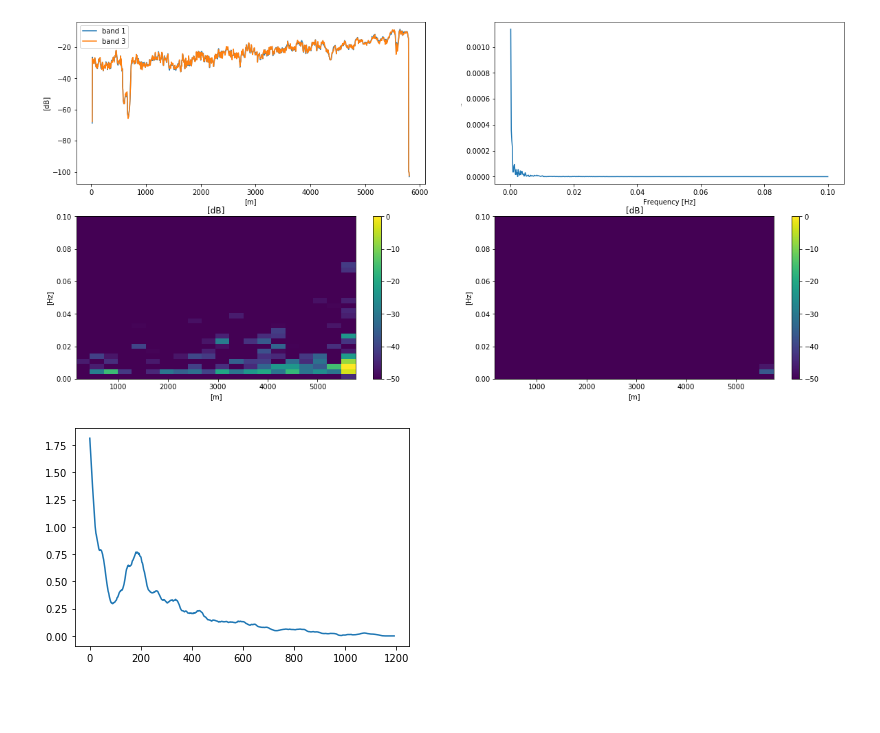
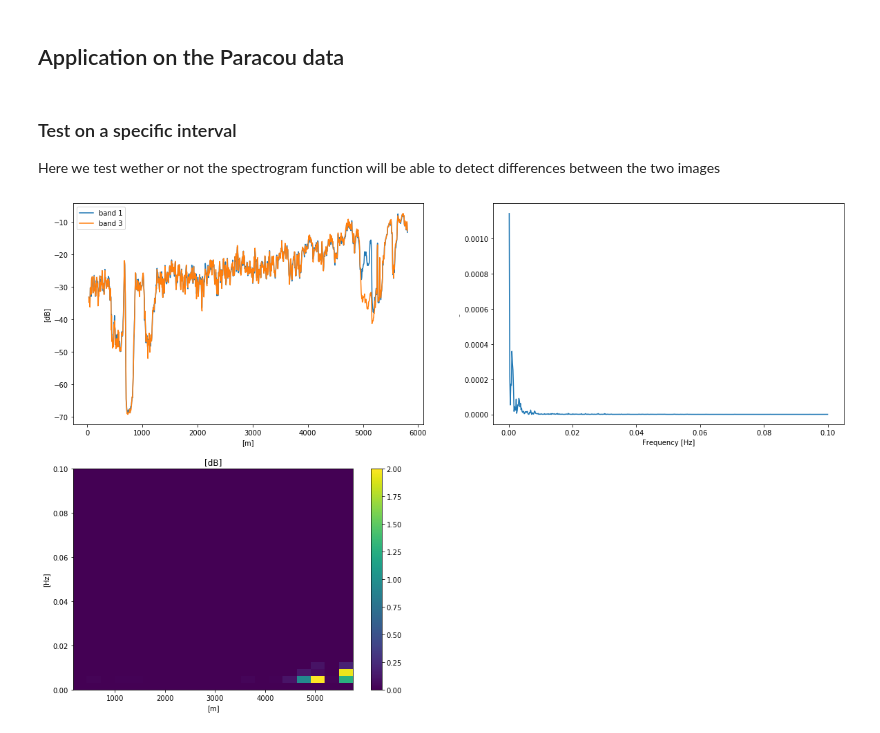
Before and after one commit to eobroets/CESBIO, a Jupyter notebook: Spectrogram.ipynb, the cells around one changed output. Saved outputs shown, nothing was run; the diff lists cells and outputs as text; code cells hidden in the pictures; blank space fills up the shorter version.

```diff
--- a/Spectrogram.ipynb
+++ b/Spectrogram.ipynb
@@ -42,3 +59,5 @@ plt.show()
+# %% [markdown]
+## Application on the Paracou data
 # %%
 Tifpath = 'StageGMM4_2020_SA4CD/Data/Paracou_125MHz/geo5Md3iHV_t4-7_NCI7_lkLcl3-5-t7_lkRgn9-15.tif'
 
@@ -58,17 +77,21 @@ ds_target3 = np.zeros(len(ds_band3[1000,:]))
 Ny,Nx = np.shape(ds_band3)
 x = np.linspace(0,Nx*5,Nx)
 y = np.linspace(0,Ny*5,Ny)
+# %% [markdown]
+### Test on a specific interval
+
+Here we test wether or not the spectrogram function will be able to detect differences between the two images
 # %%
 
-ls = 900
-le = 920
+ls = 712
+le = 728
 for i in range(ls,le):
     ds_target1 = ds_band1[i,:] + ds_target1
     ds_target3 = ds_band3[i,:] + ds_target3
 ds_target1 = ds_target1/(le-ls)
 ds_target3 = ds_target3/(le-ls)
 N = len(ds_target1)
-length = N*5
+length = N*5 # 1 pixel correspond to 5 metres (?)
 fs = N/length
 
 x = np.linspace(0,length,N)
@@ -76,53 +99,31 @@ xf = np.linspace(0,length*fs/2,N//2)/length
 fy = fftpack.fft(ds_target1)[:N//2]/N
 fy2 = fftpack.fft(ds_target3)[:N//2]/N
 # %%
-j = ds_target1-ds_target3
+j = ds_target1*ds_target3
 nf = 2**6
 f, t, Z = ss.spectrogram(ds_target1, fs,nperseg=nf)
+f1, t1, Z1 = ss.spectrogram(ds_target3, fs,nperseg=nf)
+
 ff, tt, ZZ = ss.spectrogram(j, fs,nperseg=nf)
 plt.figure(figsize=(20,20))
-plt.subplot(4,2,1)
+plt.subplot(3,2,1)
 plt.plot(x,np.log(ds_target1)*10,label="band 1")
 plt.plot(x,np.log(ds_target3)*10, label = "band 3")
 plt.xlabel("[m]")
 plt.ylabel("[dB]")
 plt.legend()
-plt.subplot(4,2,2)
+plt.subplot(3,2,2)
 plt.xlabel("Frequency [Hz]")
 plt.ylabel("..")
 plt.plot(xf[1:],np.abs(fy[1:])*np.abs(fy2[1:]))
-plt.subplot(4,2,3)
-plt.pcolormesh(t,f,np.log(Z)*10,vmin=-50,vmax=0)
+plt.subplot(3,2,3)
+plt.pcolormesh(t,f,Z*Z1,vmin=0,vmax=2)
 plt.ylabel('[Hz]')
 plt.xlabel('[m]')
 plt.colorbar()
 plt.title("[dB]")
 
-plt.subplot(4,2,4)
-plt.pcolormesh(tt,ff,np.log(np.abs(ZZ))*10,vmin=-50,vmax=0)
-plt.colorbar()
-plt.title("[dB]")
-plt.ylabel('[Hz]')
-plt.xlabel('[m]')
-
 
 plt.show()
 # %% [output]
-[figure, old version]
+[figure, new version]
-# %%
-
-f1 = np.abs(fftpack.fft(j))
-f2 =np.abs( fftpack.fft(ds_target3))
-h  = np.abs(f1*f1)
-
-
-
-
-cc = ss.correlate(ds_target1, ds_target3)
-cc = ss.correlate(j,j)
-cc  = cc[len(cc)//2:]
-plt.plot(cc)
-#plt.plot(h)
-plt.show()
-# %% [output]
-[figure, removed]
```
Also changed, not shown: parts of 6 cells of this notebook.
